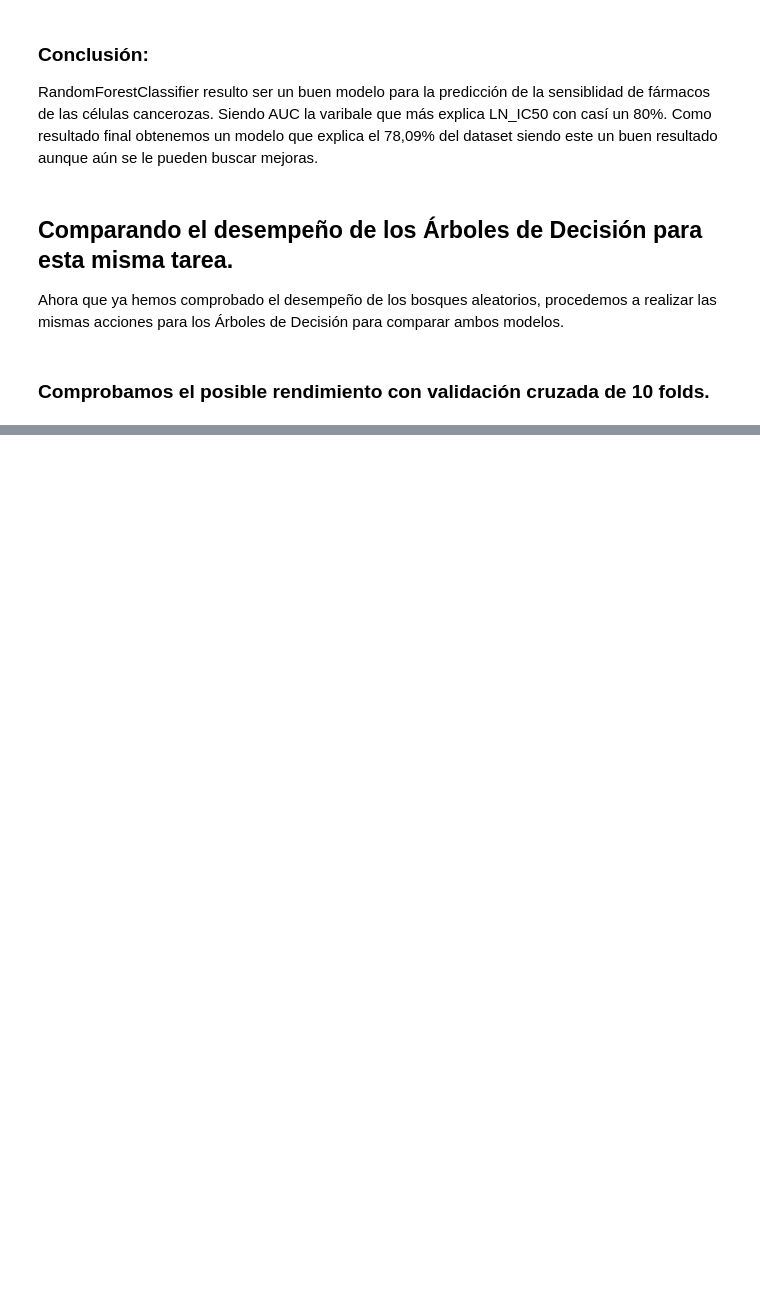
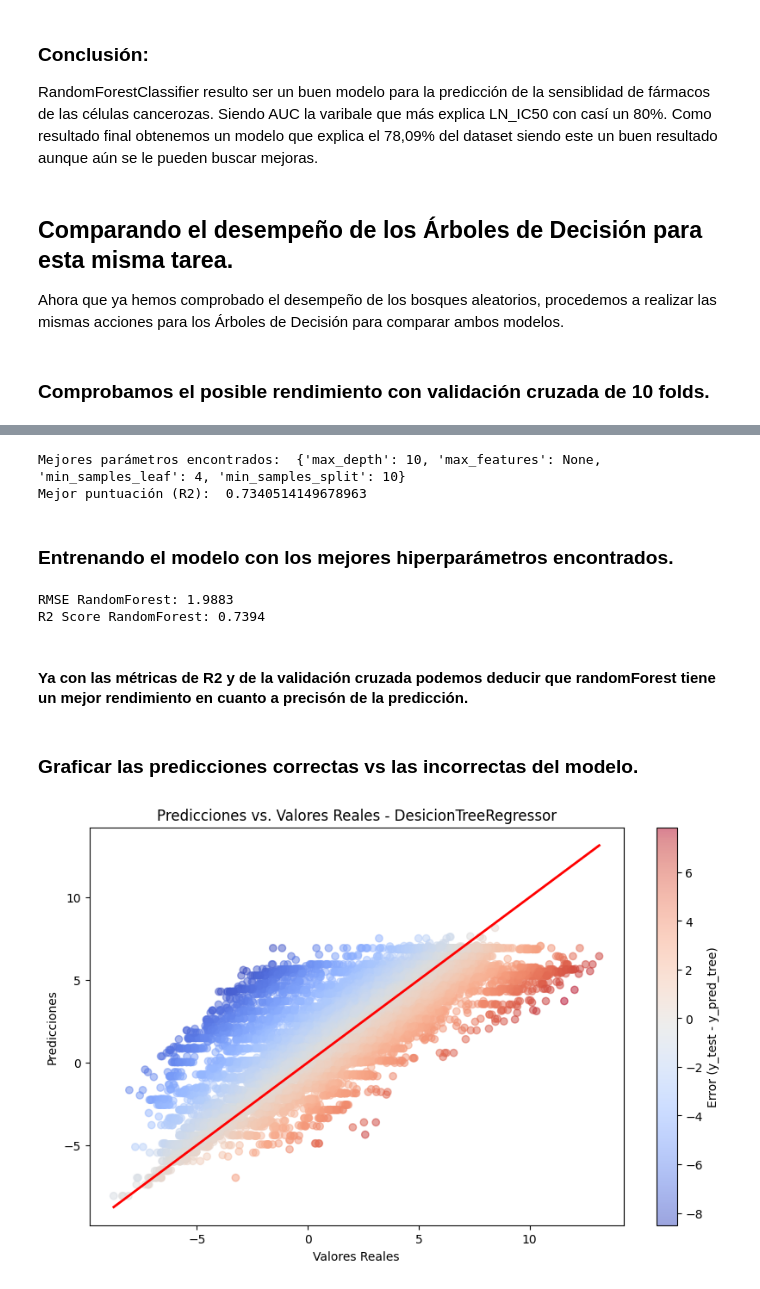
Before and after one commit to juancaalcaraz/RandomForest4-sensibilidad-farmacologicaad, a Jupyter notebook: RadomForest4sensibilidadFarmacológica.ipynb, the cells around one changed output, grey strips where cells are left out. Drawn from its saved outputs; the diff is of its cells as text; code cells hidden in the pictures; blank space fills up the shorter version.

```diff
--- a/RadomForest4sensibilidadFarmacológica.ipynb
+++ b/RadomForest4sensibilidadFarmacológica.ipynb
@@ -449,7 +449,7 @@ Como resultado final obtenemos un modelo que explica el 78,09% del dataset siend
 Ahora que ya hemos comprobado el desempeño de los bosques aleatorios, procedemos a realizar las mismas acciones para los Árboles de Decisión para comparar ambos modelos.
 # %%
 # Definimos el modelo
-model_tree = DecisionTreeRegressor(n_estimators=200, random_state=42)
+model_tree = DecisionTreeRegressor(random_state=42)
 # %% [markdown]
 ### Comprobamos el posible rendimiento con validación cruzada de 10 folds.
 # %%
@@ -460,0 +469,60 @@ print("Puntuación promedio para DecisionTree: ", scores.mean())
+# %%
+# Parámetros a buscar
+param_grid = {
+    'max_depth': [None, 10, 20, 30],  # Profundidad del árbol: sin límite, 10, 20 y 30
+    'min_samples_split': [2, 5, 10],  # Mínimas muestras para dividir un nodo
+    'min_samples_leaf': [1, 2, 4],    # Mínimas muestras en la hoja
+    'max_features': [None, 'sqrt', 'log2']  # Número máximo de características para cada división
+}
+# Configurar la búsqueda en cuadrícula
+grid_search_tree = GridSearchCV(estimator=model_tree, param_grid=param_grid, cv=5, n_jobs=-1, scoring='r2')
+
+# Ajustar el modelo con la búsqueda de cuadrícula
+grid_search_tree.fit(X_train, y_train)  # Asegúrate de definir tus conjuntos X_train y y_train
+model_tree.set_params(**grid_search_tree.best_params_)
+# Ver los mejores parámetros y el mejor puntaje
+print("Mejores parámetros encontrados: ", grid_search_tree.best_params_)
+print("Mejor puntuación (R2): ", grid_search_tree.best_score_)
+# %% [output]
+Mejores parámetros encontrados:  {'max_depth': 10, 'max_features': None, 'min_samples_leaf': 4, 'min_samples_split': 10}
+Mejor puntuación (R2):  0.7340514149678963
+# %% [markdown]
+### Entrenando el modelo con los mejores hiperparámetros encontrados.
+# %%
+# Entreno el modelo con los hiperparámetros
+# optimizados mediante la búsqueda de cuadrícula.
+model_tree.fit(X_train, y_train)
+y_pred_tree = model_tree.predict(X_test)
+
+print(f"RMSE RandomForest: {mean_squared_error(y_test, y_pred_tree):.4f}")
+print(f"R2 Score RandomForest: {r2_score(y_test, y_pred_tree):.4f}")
+# %% [output]
+RMSE RandomForest: 1.9883
+R2 Score RandomForest: 0.7394
+# %% [markdown]
+#### Ya con las métricas de R2 y de la validación cruzada podemos deducir que **randomForest** tiene un mejor rendimiento en cuanto a precisón de la predicción.
+# %% [markdown]
+### Graficar las predicciones correctas vs las incorrectas del modelo.
+# %%
+# Calcular los errores
+errors_tree = y_test - y_pred_tree
+
+# Graficar las predicciones vs los valores reales
+plt.figure(figsize=(10,6))
+
+# Utilizar un mapa de colores para diferenciar los puntos (en este caso el error)
+plt.scatter(y_test, y_pred_tree, c=errors_tree, cmap='coolwarm', alpha=0.5)
+
+# Dibujar la línea de 1:1 (roja)
+plt.plot([min(y_test), max(y_test)], [min(y_test), max(y_test)], color='red', linewidth=2)
+
+plt.title('Predicciones vs. Valores Reales - DesicionTreeRegressor')
+plt.xlabel('Valores Reales')
+plt.ylabel('Predicciones')
+
+# Agregar barra de color para mostrar el rango de errores
+plt.colorbar(label='Error (y_test - y_pred_tree)')
+
+plt.show()
+# %% [output]
+[figure, added]
```
Also changed, not shown: parts of 8 cells of this notebook.
